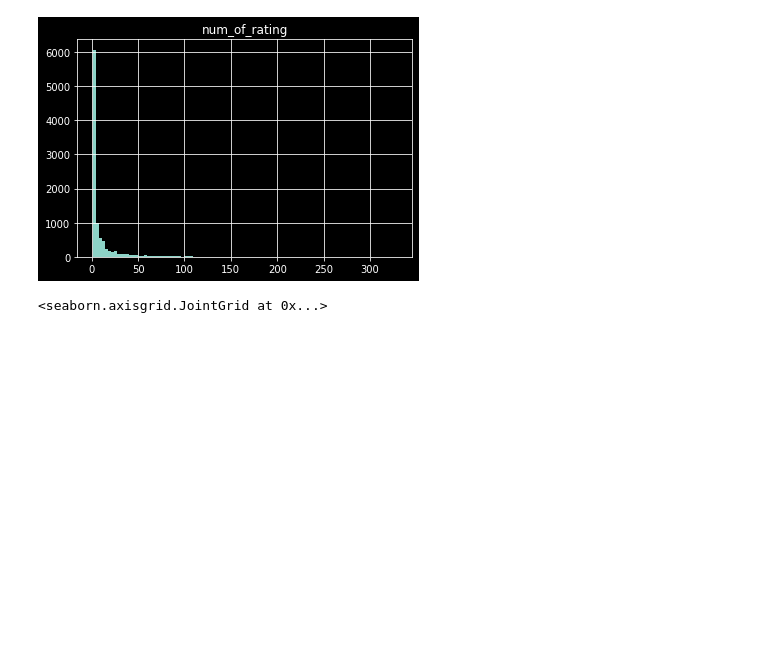
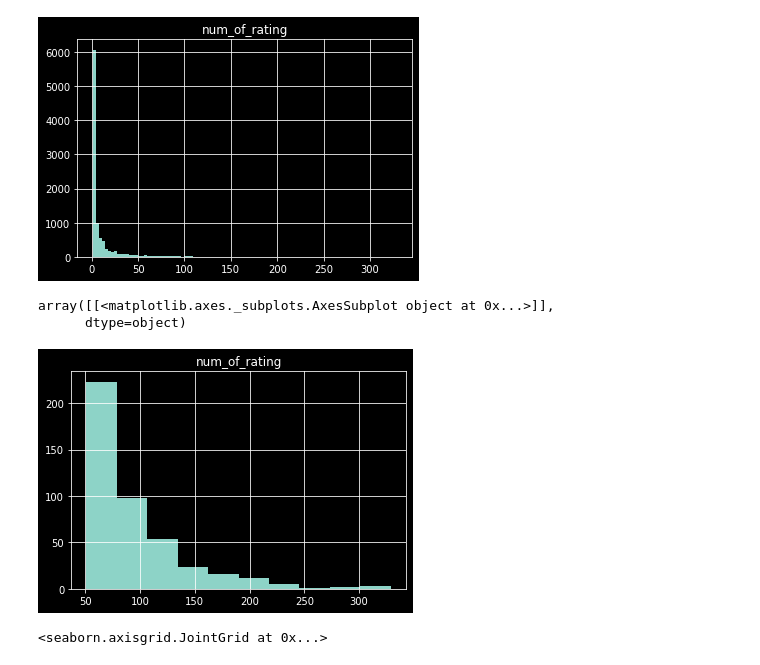
Before and after one commit to sku1978/sk-share-repo, a Jupyter notebook: ML/Recommender-System/Simple Recommender System.ipynb, the cells around one changed output. Cells and saved outputs as stored; diff of their text form; code cells hidden in the pictures; blank space fills up the shorter version.

```diff
--- a/ML/Recommender-System/Simple Recommender System.ipynb
+++ b/ML/Recommender-System/Simple Recommender System.ipynb
@@ -79,6 +80,12 @@ df_movie.hist(column='num_of_rating', bins=100)
 array([[<matplotlib.axes._subplots.AxesSubplot object at 0x...>]],
       dtype=object)
 [figure]
+# %%
+df_movie[(df_movie['num_of_rating']>50)].hist(column='num_of_rating')
+# %% [output]
+array([[<matplotlib.axes._subplots.AxesSubplot object at 0x...>]],
+      dtype=object)
+[figure, added]
 # %%
 sns.jointplot(data=df_movie, x='rating', y='num_of_rating')
 # %% [output]
```
Also changed, not shown: parts of 12 cells of this notebook.
